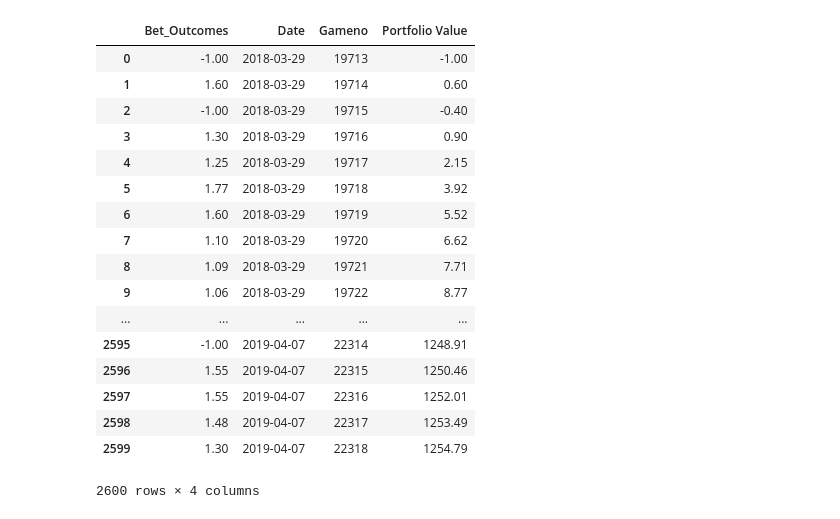
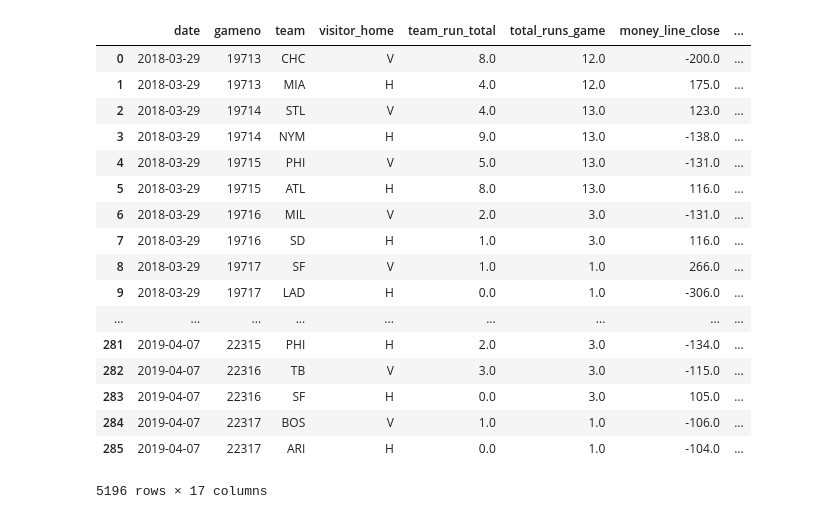
Before and after one commit to jacoblucas95/MLB-Betting-Strategies, a Jupyter notebook: run/flask_app/Plot Testing.ipynb, the cells around one changed output. Cells and saved outputs as stored; diff of their text form; code cells hidden in the pictures.

```diff
--- a/run/flask_app/Plot Testing.ipynb
+++ b/run/flask_app/Plot Testing.ipynb
@@ -18,21 +19,21 @@ plt.show
-# %%
-data
-# %% [output]
-|  | Bet_Outcomes | Date | Gameno | Portfolio Value |
-| 0 | -1.00 | 2018-03-29 | 19713 | -1.00 |
-| 1 | 1.60 | 2018-03-29 | 19714 | 0.60 |
-| 2 | -1.00 | 2018-03-29 | 19715 | -0.40 |
-| 3 | 1.30 | 2018-03-29 | 19716 | 0.90 |
-| 4 | 1.25 | 2018-03-29 | 19717 | 2.15 |
-| 5 | 1.77 | 2018-03-29 | 19718 | 3.92 |
-| 6 | 1.60 | 2018-03-29 | 19719 | 5.52 |
-| 7 | 1.10 | 2018-03-29 | 19720 | 6.62 |
-| 8 | 1.09 | 2018-03-29 | 19721 | 7.71 |
-| 9 | 1.06 | 2018-03-29 | 19722 | 8.77 |
-| ... | ... | ... | ... | ... |
-| 2595 | -1.00 | 2019-04-07 | 22314 | 1248.91 |
-| 2596 | 1.55 | 2019-04-07 | 22315 | 1250.46 |
-| 2597 | 1.55 | 2019-04-07 | 22316 | 1252.01 |
-| 2598 | 1.48 | 2019-04-07 | 22317 | 1253.49 |
-| 2599 | 1.30 | 2019-04-07 | 22318 | 1254.79 |
-2600 rows × 4 columns
+# %%
+data[(data['date'] > '2018-1-1 01:00:00') & (data['date'] <= '2019-5-1 04:00:00')]
+# %% [output]
+|  | date | gameno | team | visitor_home | team_run_total | total_runs_game | money_line_close | ... |
+| 0 | 2018-03-29 | 19713 | CHC | V | 8.0 | 12.0 | -200.0 | ... |
+| 1 | 2018-03-29 | 19713 | MIA | H | 4.0 | 12.0 | 175.0 | ... |
+| 2 | 2018-03-29 | 19714 | STL | V | 4.0 | 13.0 | 123.0 | ... |
+| 3 | 2018-03-29 | 19714 | NYM | H | 9.0 | 13.0 | -138.0 | ... |
+| 4 | 2018-03-29 | 19715 | PHI | V | 5.0 | 13.0 | -131.0 | ... |
+| 5 | 2018-03-29 | 19715 | ATL | H | 8.0 | 13.0 | 116.0 | ... |
+| 6 | 2018-03-29 | 19716 | MIL | V | 2.0 | 3.0 | -131.0 | ... |
+| 7 | 2018-03-29 | 19716 | SD | H | 1.0 | 3.0 | 116.0 | ... |
+| 8 | 2018-03-29 | 19717 | SF | V | 1.0 | 1.0 | 266.0 | ... |
+| 9 | 2018-03-29 | 19717 | LAD | H | 0.0 | 1.0 | -306.0 | ... |
+| ... | ... | ... | ... | ... | ... | ... | ... | ... |
+| 281 | 2019-04-07 | 22315 | PHI | H | 2.0 | 3.0 | -134.0 | ... |
+| 282 | 2019-04-07 | 22316 | TB | V | 3.0 | 3.0 | -115.0 | ... |
+| 283 | 2019-04-07 | 22316 | SF | H | 0.0 | 3.0 | 105.0 | ... |
+| 284 | 2019-04-07 | 22317 | BOS | V | 1.0 | 1.0 | -106.0 | ... |
+| 285 | 2019-04-07 | 22317 | ARI | H | 0.0 | 1.0 | -104.0 | ... |
+5196 rows × 17 columns
```
Also changed, not shown: parts of 6 cells of this notebook, 7 other files.
